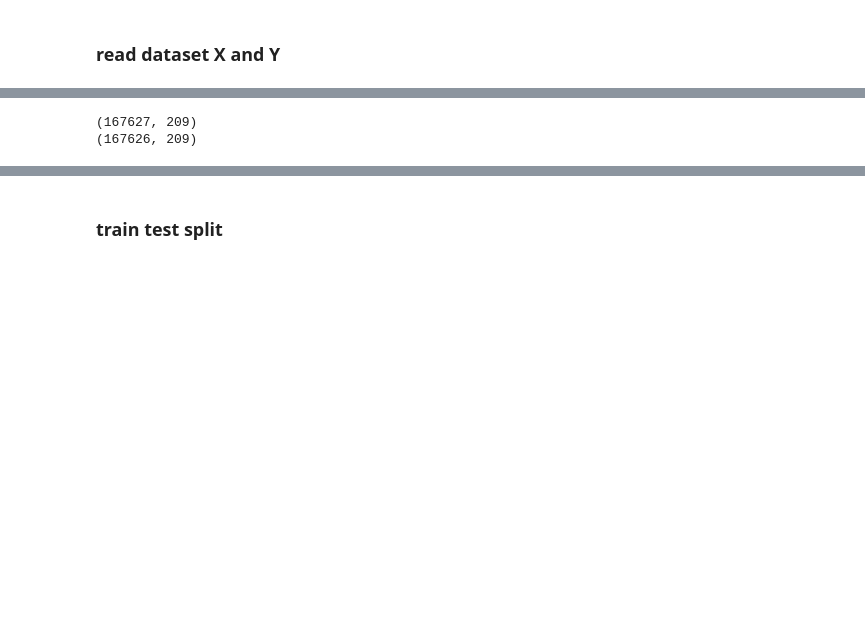
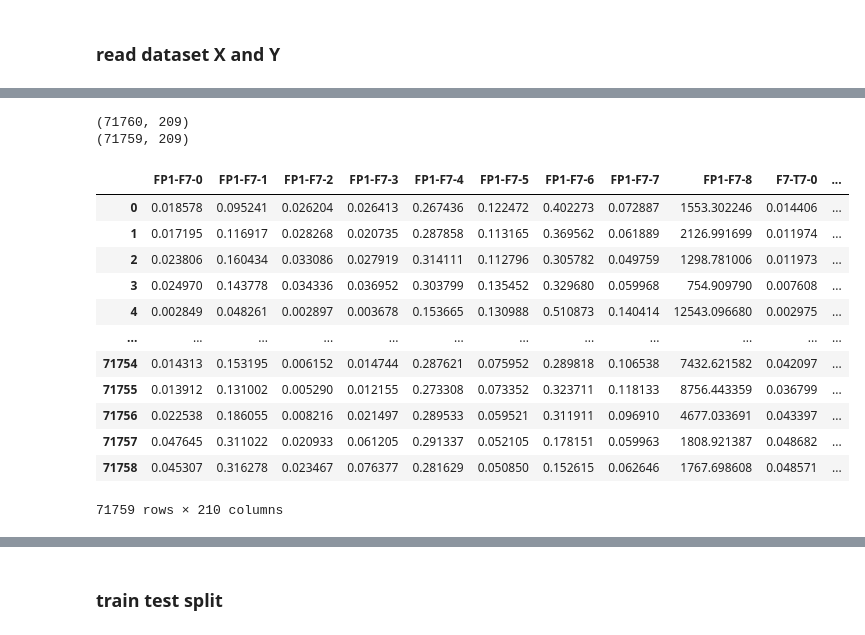
Before and after one commit to SalmaElSayd/Predicting-epileptic-seizures, a Jupyter notebook: deepmeh.ipynb, the cells around one changed output, grey strips where cells are left out. Cells and saved outputs as stored; diff of their text form; code cells hidden in the pictures; blank space fills up the shorter version.

```diff
--- a/deepmeh.ipynb
+++ b/deepmeh.ipynb
@@ -77,9 +69,23 @@ print(X_shape, y_shape)
+# %%
+def generate_column_names():
+    channel_order= {'FP1-F7':0, 'F7-T7':1, 'T7-P7':2, 'P7-O1':3, 'FP1-F3':4, 'F3-C3':5, 'C3-P3':6, 'P3-O1':7, 'FP2-F4':8, 'F4-C4':9, 'C4-P4':10, 'P4-O2':11, 'FP2-F8':12, 'F8-T8':13, 'T8-P8-0':14, 'P8-O2':15, 'FZ-CZ':16, 'CZ-PZ':17, 'P7-T7':18, 'T7-FT9':19, 'FT9-FT10':20, 'FT10-T8':21 ,'T8-P8-1':22 }
+    col_names=[]
+    for ch in channel_order:
+        # print(ch)
+        for i in range(0,9):
+            col_names.append(str(ch)+'-'+str(i))
+    # col_names.append('rms')
+    # col_names.append('sum')
+    col_names.append('patient')
+    # print(col_names.shape)
+    return col_names
 # %%
-df=pd.DataFrame(data=X)
+df=pd.DataFrame(data=X, columns=generate_column_names())
 df['target']=y
 print(df.shape)
 df=df.dropna()
 print(df.shape)
+df.reset_index(drop=True, inplace=True)
 # %% [output]
-(167627, 209)
-(167626, 209)
+(71760, 209)
+(71759, 209)
@@ -85,0 +109,27 @@ print(df.shape)
+# %%
+df['seizure_number']=0
+
+seizure_number=1
+for i in range(1, len(df)):
+    # if df.iloc[i]['target']==2 and df.iloc[i-1]['target']==2:
+    #     df.iloc[i]['seizure_number']=df.iloc[i-1]['seizure_number']
+    if df.iloc[i]['target']==2:
+        df.at[i,'seizure_number']=seizure_number
+    if (df.iloc[i]['target']!=2 and df.iloc[i-1]['target']==2 ):
+        seizure_number+=1
+df
+# df.to_csv(r'df.csv')
+# %% [output]
+|  | FP1-F7-0 | FP1-F7-1 | FP1-F7-2 | FP1-F7-3 | FP1-F7-4 | FP1-F7-5 | FP1-F7-6 | FP1-F7-7 | FP1-F7-8 | F7-T7-0 | ... |
+| 0 | 0.018578 | 0.095241 | 0.026204 | 0.026413 | 0.267436 | 0.122472 | 0.402273 | 0.072887 | 1553.302246 | 0.014406 | ... |
+| 1 | 0.017195 | 0.116917 | 0.028268 | 0.020735 | 0.287858 | 0.113165 | 0.369562 | 0.061889 | 2126.991699 | 0.011974 | ... |
+| 2 | 0.023806 | 0.160434 | 0.033086 | 0.027919 | 0.314111 | 0.112796 | 0.305782 | 0.049759 | 1298.781006 | 0.011973 | ... |
+| 3 | 0.024970 | 0.143778 | 0.034336 | 0.036952 | 0.303799 | 0.135452 | 0.329680 | 0.059968 | 754.909790 | 0.007608 | ... |
+| 4 | 0.002849 | 0.048261 | 0.002897 | 0.003678 | 0.153665 | 0.130988 | 0.510873 | 0.140414 | 12543.096680 | 0.002975 | ... |
+| ... | ... | ... | ... | ... | ... | ... | ... | ... | ... | ... | ... |
+| 71754 | 0.014313 | 0.153195 | 0.006152 | 0.014744 | 0.287621 | 0.075952 | 0.289818 | 0.106538 | 7432.621582 | 0.042097 | ... |
+| 71755 | 0.013912 | 0.131002 | 0.005290 | 0.012155 | 0.273308 | 0.073352 | 0.323711 | 0.118133 | 8756.443359 | 0.036799 | ... |
+| 71756 | 0.022538 | 0.186055 | 0.008216 | 0.021497 | 0.289533 | 0.059521 | 0.311911 | 0.096910 | 4677.033691 | 0.043397 | ... |
+| 71757 | 0.047645 | 0.311022 | 0.020933 | 0.061205 | 0.291337 | 0.052105 | 0.178151 | 0.059963 | 1808.921387 | 0.048682 | ... |
+| 71758 | 0.045307 | 0.316278 | 0.023467 | 0.076377 | 0.281629 | 0.050850 | 0.152615 | 0.062646 | 1767.698608 | 0.048571 | ... |
+71759 rows × 210 columns
```
Also changed, not shown: parts of 31 cells of this notebook, 6 other files.
